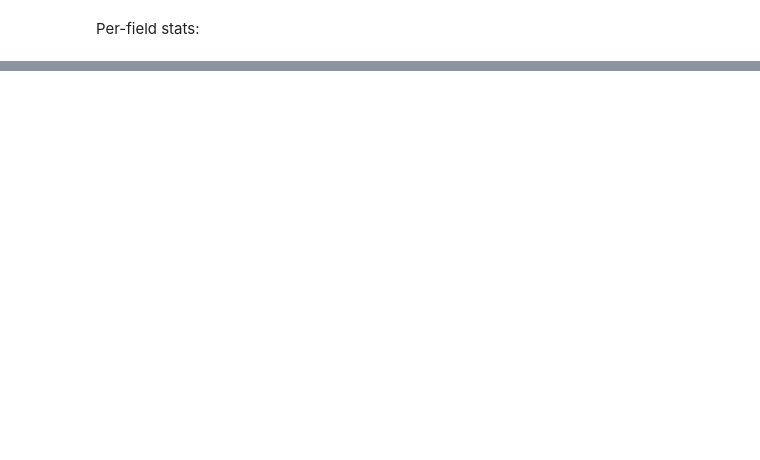
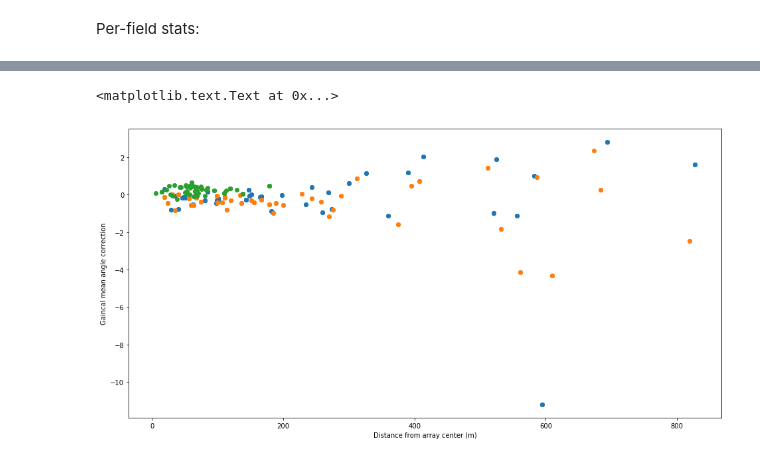
Before and after one commit to keflavich/almaimf-notebooks, a Jupyter notebook: SelfCalAnalysis.ipynb, the cells around one changed output, grey strips where cells are left out. Drawn from its saved outputs; the diff is of its cells as text; code cells hidden in the pictures; blank space fills up the shorter version.

```diff
--- a/SelfCalAnalysis.ipynb
+++ b/SelfCalAnalysis.ipynb
@@ -218,0 +226,11 @@ pl.plot([antdist[ant] for ant in antstats],
+# %%
+uoids = np.unique(data['OBSERVATION_ID'])
+for oid in uoids:
+    pl.plot([antdist[(ant,oid)] for ant,_ in antstats  if (ant,oid) in antstats],
+            [antstats[(ant,oid)]['angle_mean'] for ant,_ in antstats  if (ant,oid) in antstats],
+            'o')
+pl.xlabel("Distance from array center (m)")
+pl.ylabel("Gaincal mean angle correction")
+# %% [output]
+<matplotlib.text.Text at 0x...>
+[figure, added]
```
Also changed, not shown: parts of 36 cells of this notebook, 2 other files.
